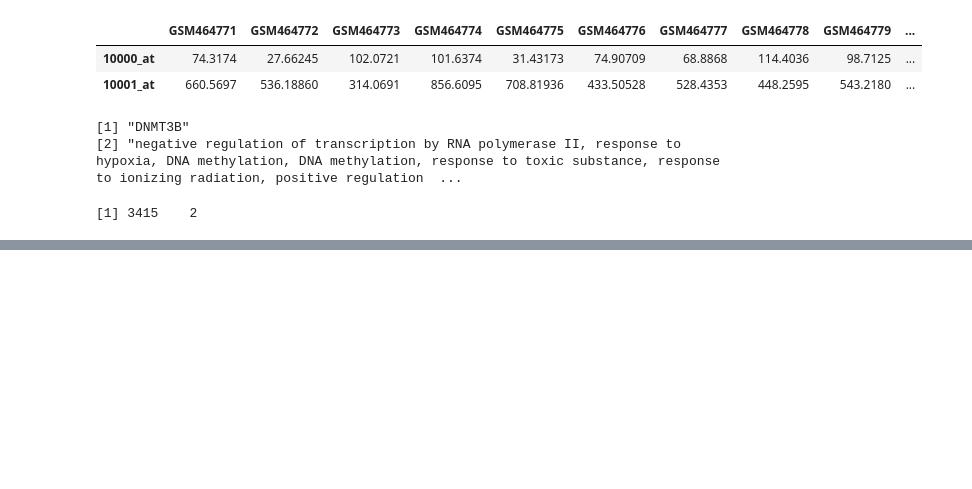
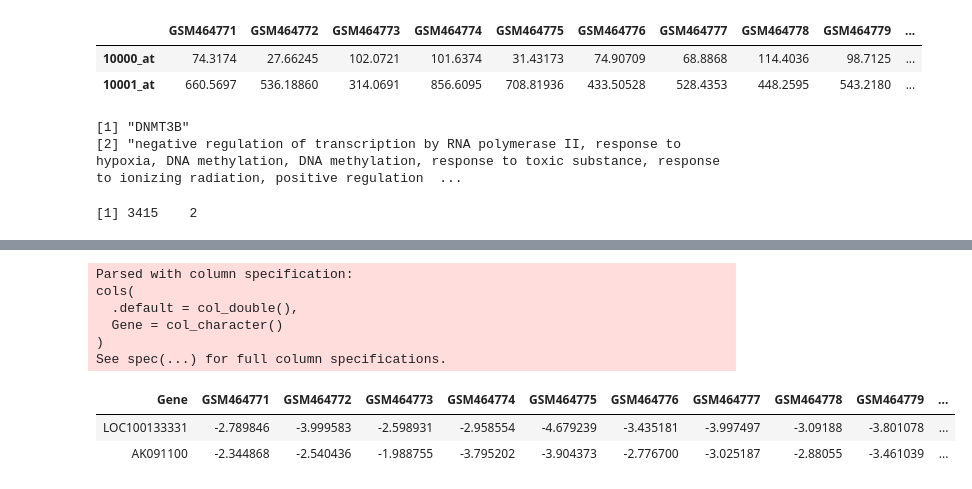
Before and after one commit to Mamie/MethylationPrediction, a Jupyter notebook: notebook/Figueroa/preprocessing.ipynb, the cells around one changed output, grey strips where cells are left out. Cells and saved outputs as stored; diff of their text form; code cells hidden in the pictures; blank space fills up the shorter version.

```diff
--- a/notebook/Figueroa/preprocessing.ipynb
+++ b/notebook/Figueroa/preprocessing.ipynb
@@ -85,0 +128,14 @@ write.table(gep.filtered, file='../../data/Figueroa/gep-transcription-related.ts
+# %%
+methyl.data <- read_tsv('../../data/Figueroa/methylation-matrix.tsv')
+methyl.mat <- data.matrix(methyl.data[,-1])
+head(methyl.data, n=2)
+# %% [output]
+Parsed with column specification:
+cols(
+  .default = col_double(),
+  Gene = col_character()
+)
+See spec(...) for full column specifications.
+| Gene | GSM464771 | GSM464772 | GSM464773 | GSM464774 | GSM464775 | GSM464776 | GSM464777 | GSM464778 | GSM464779 | ... |
+| LOC100133331 | -2.789846 | -3.999583 | -2.598931 | -2.958554 | -4.679239 | -3.435181 | -3.997497 | -3.09188 | -3.801078 | ... |
+| AK091100 | -2.344868 | -2.540436 | -1.988755 | -3.795202 | -3.904373 | -2.776700 | -3.025187 | -2.88055 | -3.461039 | ... |
```
Also changed, not shown: parts of 16 cells of this notebook, 6 other files.
